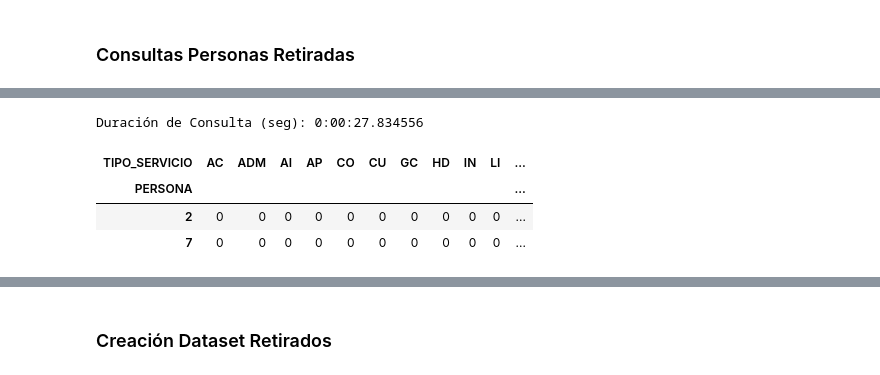
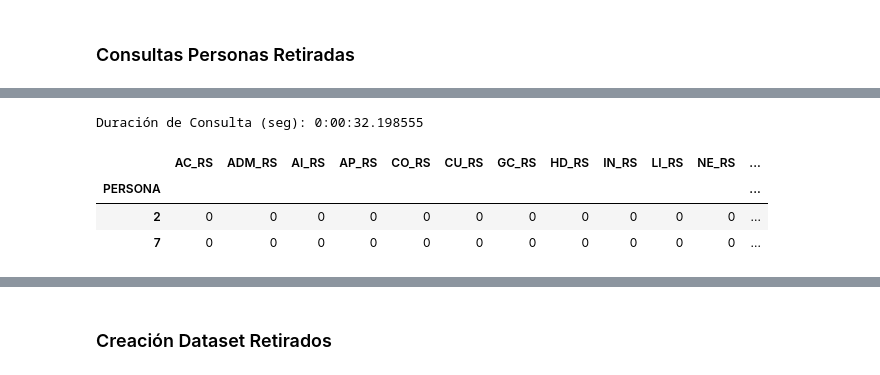
Before and after one commit to SolemnShark871/Churn, a Jupyter notebook: Datasets_Churn.ipynb, the cells around one changed output, grey strips where cells are left out. Cells and saved outputs as stored; diff of their text form; code cells hidden in the pictures.

```diff
--- a/Datasets_Churn.ipynb
+++ b/Datasets_Churn.ipynb
@@ -341,41 +332,40 @@ Duración de Consulta (seg): 0:00:35.822878
 # %%
-# Cantidad de riesgos en tipo de servicio por persona
+#Cantidad de riesgos en tipo de servicio por persona
 time_start = datetime.datetime.now()
 
 cur.execute("\
 SELECT A.PERSONA, A.TIPO_SERVICIO, CASE WHEN B.CANTIDAD_RIESGOS IS NULL THEN 0 ELSE B.CANTIDAD_RIESGOS END \
 FROM ( \
 	SELECT P.CONSECUTIVO AS PERSONA, C.RV_LOW_VALUE AS TIPO_SERVICIO \
 	FROM CG_REF_CODES C \
 	CROSS JOIN PERSONAS P \
 	WHERE C.RV_DOMAIN = 'TIPO_PROYECTO' \
 	AND    P.FECHA_RETIRO IS NOT NULL \
 	GROUP BY P.CONSECUTIVO,C.RV_LOW_VALUE ) A \
 LEFT JOIN ( \
 	SELECT P.CONSECUTIVO AS PERSONA, S.TIPO AS TIPO_SERVICIO, COUNT(RS.CONSECUTIVO) AS CANTIDAD_RIESGOS \
 	FROM ASIGNACIONES_HISTORICOS AH \
 	INNER JOIN ASIGNACIONES A      ON A.CONSECUTIVO = AH.CON_ASIG \
 	INNER JOIN PERSONAS     P      ON A.CON_PERSONA = P.CONSECUTIVO \
 	INNER JOIN RIESGOS_SERVICIO RS ON A.COD_SERVICIO = RS.CODIGO_SERVICIO \
 	INNER JOIN SERVICIOS    S      ON RS.CODIGO_SERVICIO = S.CODIGO_SERVICIO \
 	WHERE AH.FECHA_FIN BETWEEN ADD_MONTHS(P.FECHA_RETIRO, -14) AND ADD_MONTHS(P.FECHA_RETIRO, -2) \
 	AND   AH.FECHA_FIN > AH.FECHA_INICIO \
 	AND   RS.FECHA_REGISTRO BETWEEN ADD_MONTHS(P.FECHA_RETIRO, -14)  AND ADD_MONTHS(P.FECHA_RETIRO, -2) \
 	GROUP BY P.CONSECUTIVO, S.TIPO ) B ON A.PERSONA = B.PERSONA AND A.TIPO_SERVICIO = B.TIPO_SERVICIO \
 ORDER BY A.PERSONA, A.TIPO_SERVICIO")
 res = cur.fetchall()
 
 query_time = datetime.datetime.now() - time_start
 print(f"Duración de Consulta (seg): {query_time}")
 
-df_ries_tiposerv_persona = pd.DataFrame(
-    res, columns=['PERSONA', 'TIPO_SERVICIO', 'CANTIDAD_RIESGOS'])
-pv_ries_tiposerv_persona = pd.pivot_table(df_ries_tiposerv_persona, values='CANTIDAD_RIESGOS', index=[
-                                          'PERSONA'], columns='TIPO_SERVICIO', fill_value=0)
+df_ries_tiposerv_persona = pd.DataFrame(res , columns=['PERSONA', 'TIPO_SERVICIO','CANTIDAD_RIESGOS'])
+pv_ries_tiposerv_persona = pd.pivot_table(df_ries_tiposerv_persona, values='CANTIDAD_RIESGOS', index=['PERSONA'], columns='TIPO_SERVICIO', fill_value=0)
+pv_ries_tiposerv_persona.columns = [str(col) + '_RS' for col in pv_ries_tiposerv_persona.columns]
 pv_ries_tiposerv_persona.head(2)
 # %% [output]
-Duración de Consulta (seg): 0:00:27.834556
+Duración de Consulta (seg): 0:00:32.198555
-| TIPO_SERVICIO | AC | ADM | AI | AP | CO | CU | GC | HD | IN | LI | ... |
-| PERSONA |  |  |  |  |  |  |  |  |  |  | ... |
-| 2 | 0 | 0 | 0 | 0 | 0 | 0 | 0 | 0 | 0 | 0 | ... |
-| 7 | 0 | 0 | 0 | 0 | 0 | 0 | 0 | 0 | 0 | 0 | ... |
+|  | AC_RS | ADM_RS | AI_RS | AP_RS | CO_RS | CU_RS | GC_RS | HD_RS | IN_RS | LI_RS | NE_RS | ... |
+| PERSONA |  |  |  |  |  |  |  |  |  |  |  | ... |
+| 2 | 0 | 0 | 0 | 0 | 0 | 0 | 0 | 0 | 0 | 0 | 0 | ... |
+| 7 | 0 | 0 | 0 | 0 | 0 | 0 | 0 | 0 | 0 | 0 | 0 | ... |
```
Also changed, not shown: parts of 35 cells of this notebook, 6 other files.
